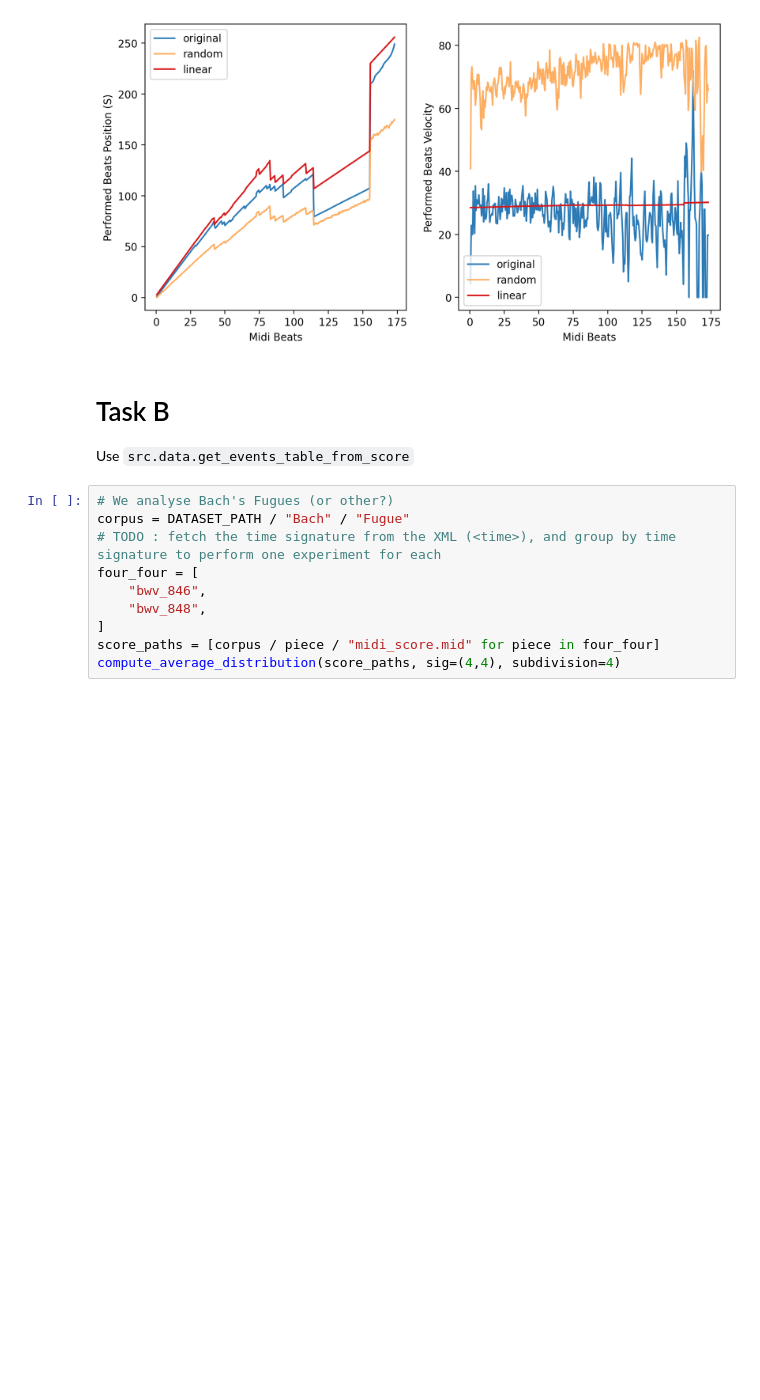
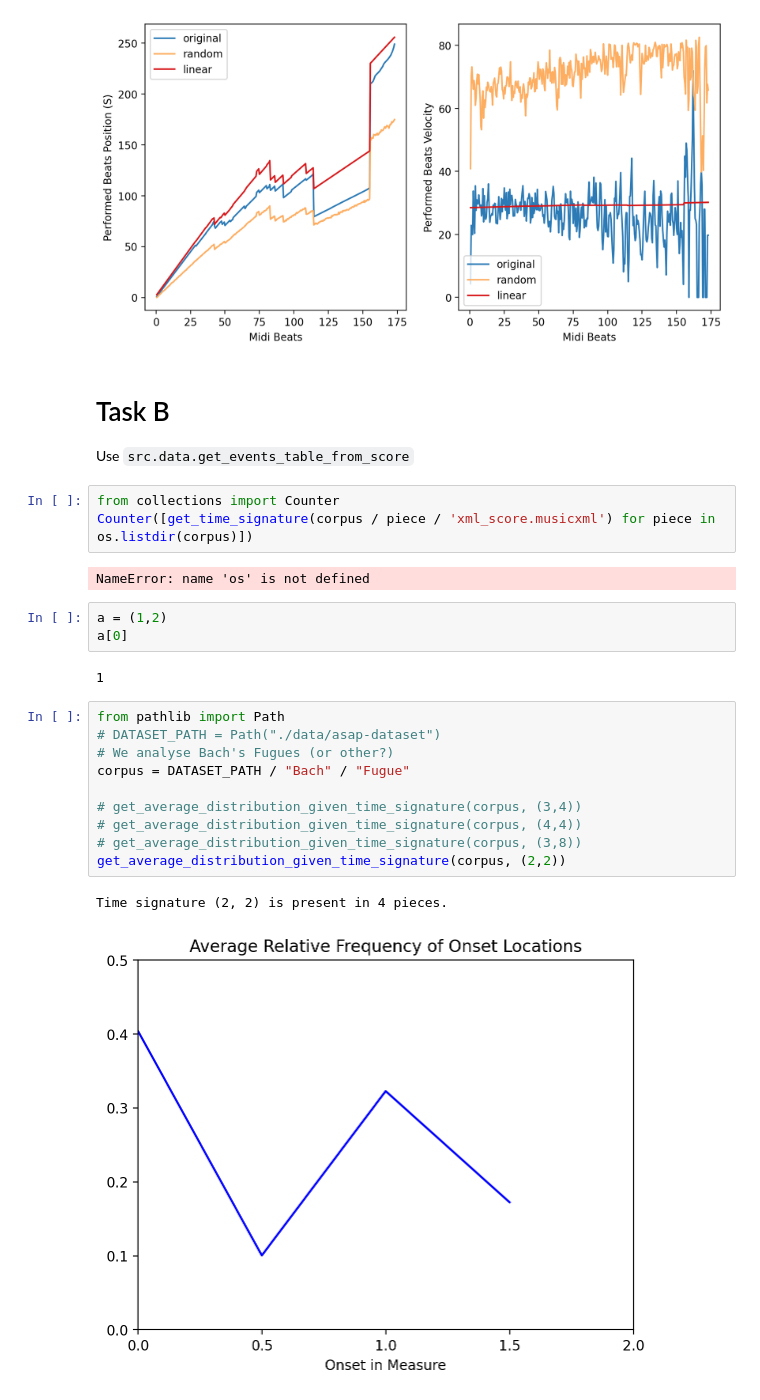
Before and after one commit to TalosSources/digital_musicology_homework_1, a Jupyter notebook: experiments.ipynb, the cells around one changed output. Saved outputs shown, nothing was run; the diff lists cells and outputs as text; blank space fills up the shorter version.

```diff
--- a/experiments.ipynb
+++ b/experiments.ipynb
@@ -78,13 +78,26 @@ axes[1] = plot_average_transfer_function(axes[1], midi_beats_list,
 # Task B
 
 Use `src.data.get_events_table_from_score`
+# %%
+from collections import Counter
+Counter([get_time_signature(corpus / piece / 'xml_score.musicxml') for piece in os.listdir(corpus)])
+# %% [output]
+NameError: name 'os' is not defined
+# %%
+a = (1,2)
+a[0]
+# %% [output]
+1
 # %%
+from pathlib import Path
+# DATASET_PATH = Path("./data/asap-dataset")
 # We analyse Bach's Fugues (or other?)
 corpus = DATASET_PATH / "Bach" / "Fugue"
-# TODO : fetch the time signature from the XML (<time>), and group by time signature to perform one experiment for each
-four_four = [
-    "bwv_846",
-    "bwv_848",
-]
-score_paths = [corpus / piece / "midi_score.mid" for piece in four_four]
-compute_average_distribution(score_paths, sig=(4,4), subdivision=4)
+
+# get_average_distribution_given_time_signature(corpus, (3,4))
+# get_average_distribution_given_time_signature(corpus, (4,4))
+# get_average_distribution_given_time_signature(corpus, (3,8))
+get_average_distribution_given_time_signature(corpus, (2,2))
+# %% [output]
+Time signature (2, 2) is present in 4 pieces.
+[figure, added]
```
Also changed, not shown: parts of 2 cells of this notebook, 6 other files.
